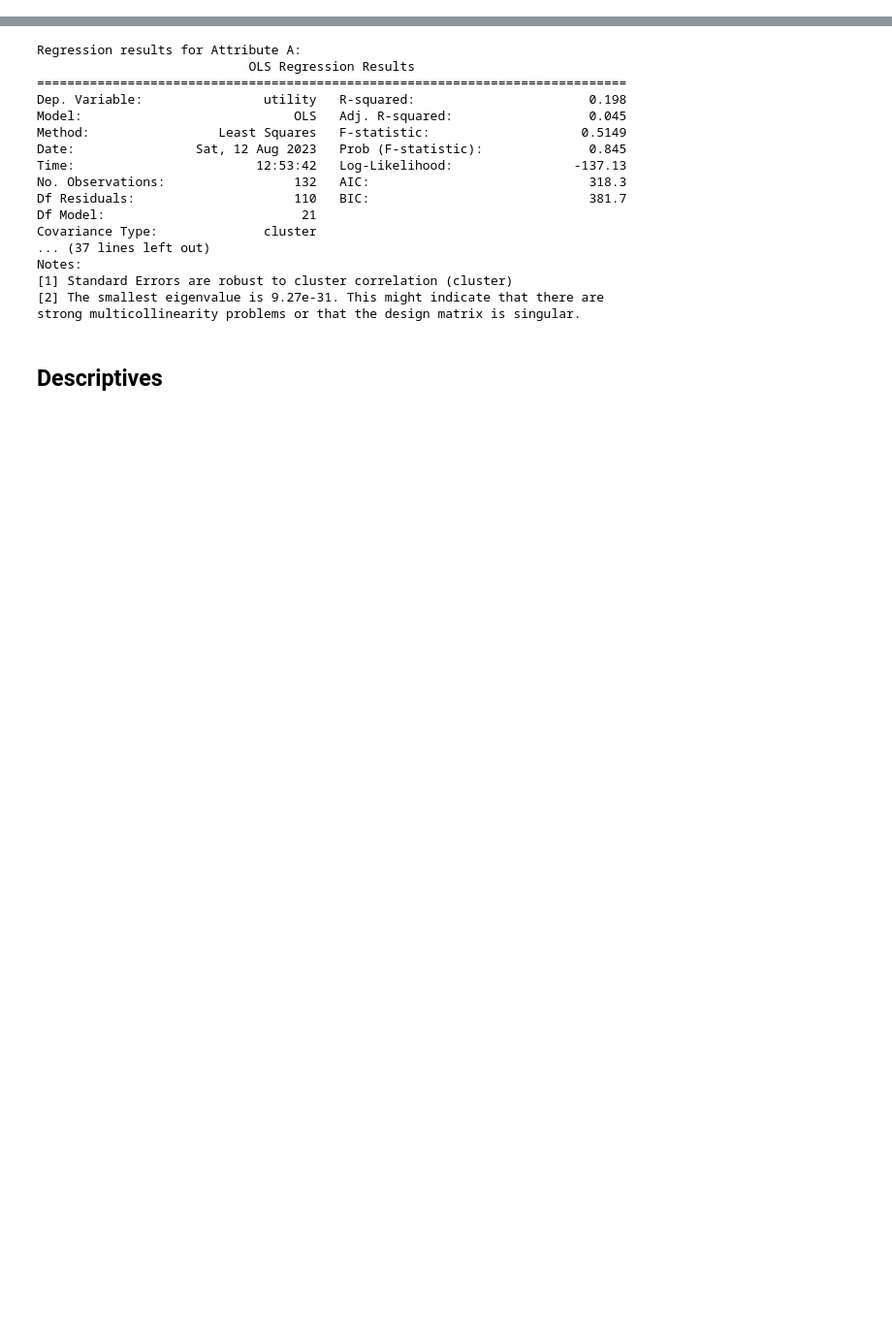
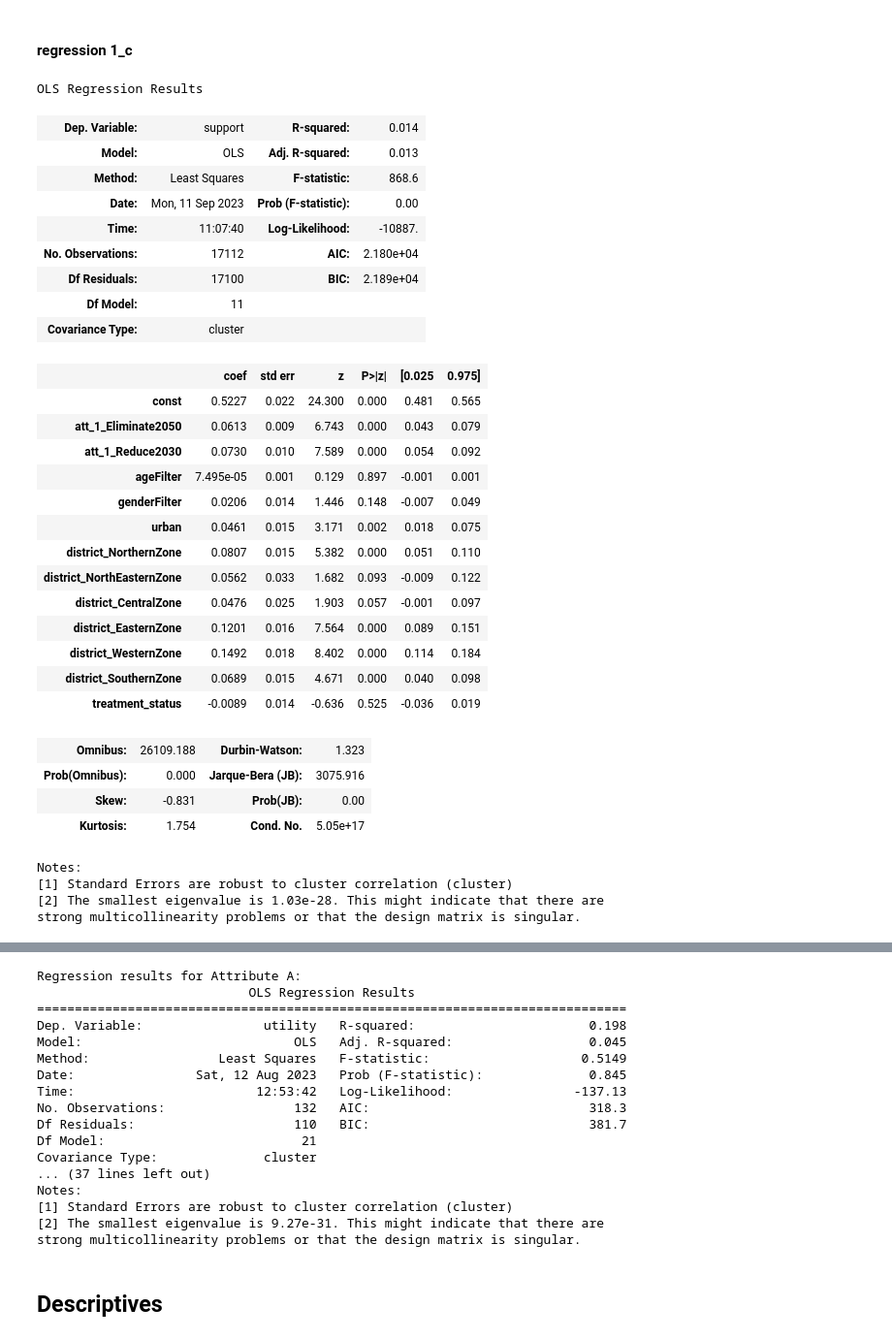
Before and after one commit to sjurlne/Attitudes-Towards-Just-Energy-Transition-Initiatives, a Jupyter notebook: sandbox/sandbox_regressions.ipynb, the cells around one changed output, grey strips where cells are left out. Shown at 97% size. Drawn from its saved outputs; the diff is of its cells as text; code cells hidden in the pictures; blank space fills up the shorter version.

```diff
--- a/sandbox/sandbox_regressions.ipynb
+++ b/sandbox/sandbox_regressions.ipynb
@@ -21,0 +59,53 @@ df_total = pd.read_csv(OUT / "data" / "data_regression.csv")
+# %% [markdown]
+#### regression 1_c
+# %%
+outcome = 'support'
+explanatory_vars = [col for col in df_total.columns if "att_1" in col] + ['ageFilter', 'genderFilter', 'urban', 'district_NorthernZone',
+                                                                        'district_NorthEasternZone', 'district_CentralZone', 'district_EasternZone',
+                                                                        'district_WesternZone', 'district_SouthernZone', 'treatment_status']
+
+# Having a reference category for each att:
+to_remove = ['att_1_Eliminate2070', 'att_2_NothingSoc', 'att_3_NothingEco', 'att_4_GovAlone', 'att_5_NoInterference']
+explanatory_vars = [x for x in explanatory_vars if x not in to_remove]
+
+
+X = df_total[explanatory_vars].astype(int)
+y = df_total[outcome].astype(int)
+
+X = sm.add_constant(X)
+model = sm.OLS(y, X).fit(cov_type='cluster', cov_kwds={'groups':df_total['ID']})
+
+model.summary()
+# %% [output]
+OLS Regression Results
+| Dep. Variable: | support | R-squared: | 0.014 |
+| Model: | OLS | Adj. R-squared: | 0.013 |
+| Method: | Least Squares | F-statistic: | 868.6 |
+| Date: | Mon, 11 Sep 2023 | Prob (F-statistic): | 0.00 |
+| Time: | 11:07:40 | Log-Likelihood: | -10887. |
+| No. Observations: | 17112 | AIC: | 2.180e+04 |
+| Df Residuals: | 17100 | BIC: | 2.189e+04 |
+| Df Model: | 11 |  |  |
+| Covariance Type: | cluster |  |  |
+|  | coef | std err | z | P>|z| | [0.025 | 0.975] |
+| const | 0.5227 | 0.022 | 24.300 | 0.000 | 0.481 | 0.565 |
+| att_1_Eliminate2050 | 0.0613 | 0.009 | 6.743 | 0.000 | 0.043 | 0.079 |
+| att_1_Reduce2030 | 0.0730 | 0.010 | 7.589 | 0.000 | 0.054 | 0.092 |
+| ageFilter | 7.495e-05 | 0.001 | 0.129 | 0.897 | -0.001 | 0.001 |
+| genderFilter | 0.0206 | 0.014 | 1.446 | 0.148 | -0.007 | 0.049 |
+| urban | 0.0461 | 0.015 | 3.171 | 0.002 | 0.018 | 0.075 |
+| district_NorthernZone | 0.0807 | 0.015 | 5.382 | 0.000 | 0.051 | 0.110 |
+| district_NorthEasternZone | 0.0562 | 0.033 | 1.682 | 0.093 | -0.009 | 0.122 |
+| district_CentralZone | 0.0476 | 0.025 | 1.903 | 0.057 | -0.001 | 0.097 |
+| district_EasternZone | 0.1201 | 0.016 | 7.564 | 0.000 | 0.089 | 0.151 |
+| district_WesternZone | 0.1492 | 0.018 | 8.402 | 0.000 | 0.114 | 0.184 |
+| district_SouthernZone | 0.0689 | 0.015 | 4.671 | 0.000 | 0.040 | 0.098 |
+| treatment_status | -0.0089 | 0.014 | -0.636 | 0.525 | -0.036 | 0.019 |
+| Omnibus: | 26109.188 | Durbin-Watson: | 1.323 |
+| Prob(Omnibus): | 0.000 | Jarque-Bera (JB): | 3075.916 |
+| Skew: | -0.831 | Prob(JB): | 0.00 |
+| Kurtosis: | 1.754 | Cond. No. | 5.05e+17 |
+Notes:
+[1] Standard Errors are robust to cluster correlation (cluster)
+[2] The smallest eigenvalue is 1.03e-28. This might indicate that there are
+strong multicollinearity problems or that the design matrix is singular.
```
Also changed, not shown: parts of 19 cells of this notebook, 50 other files.
